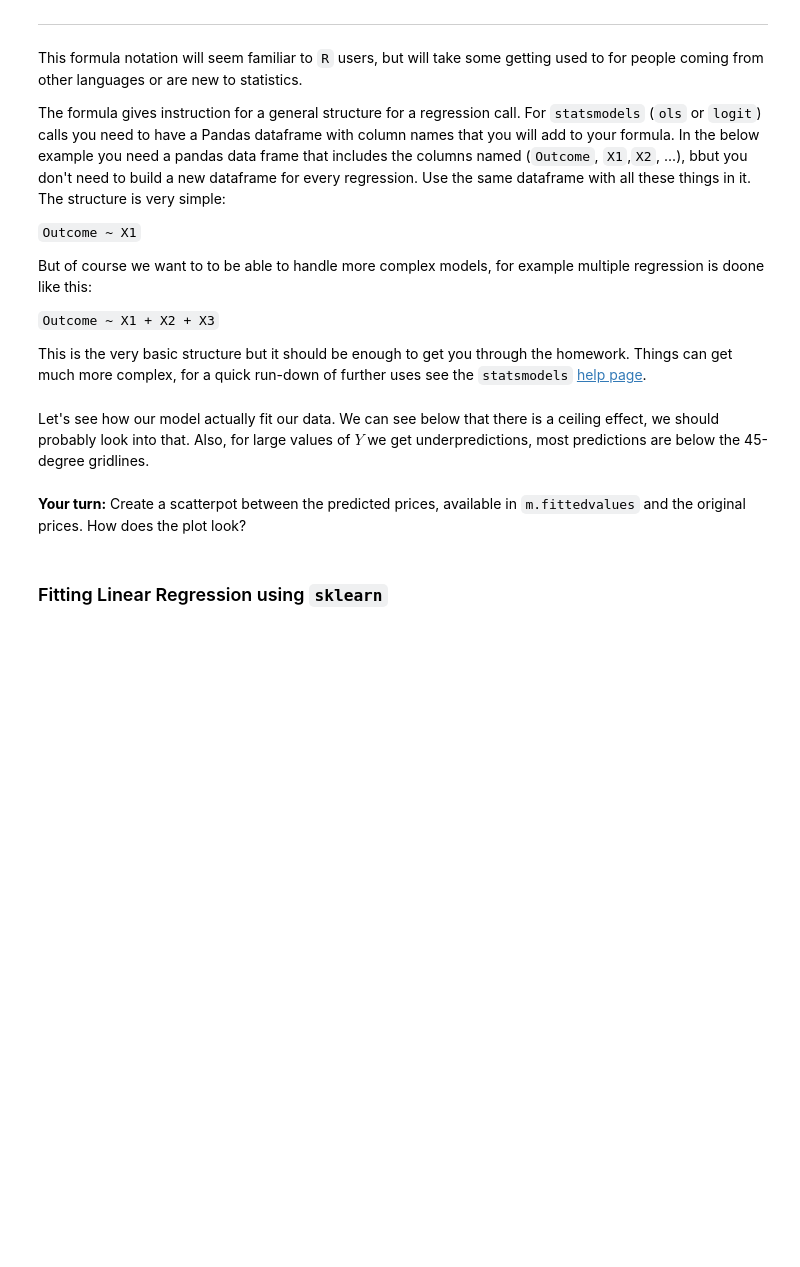
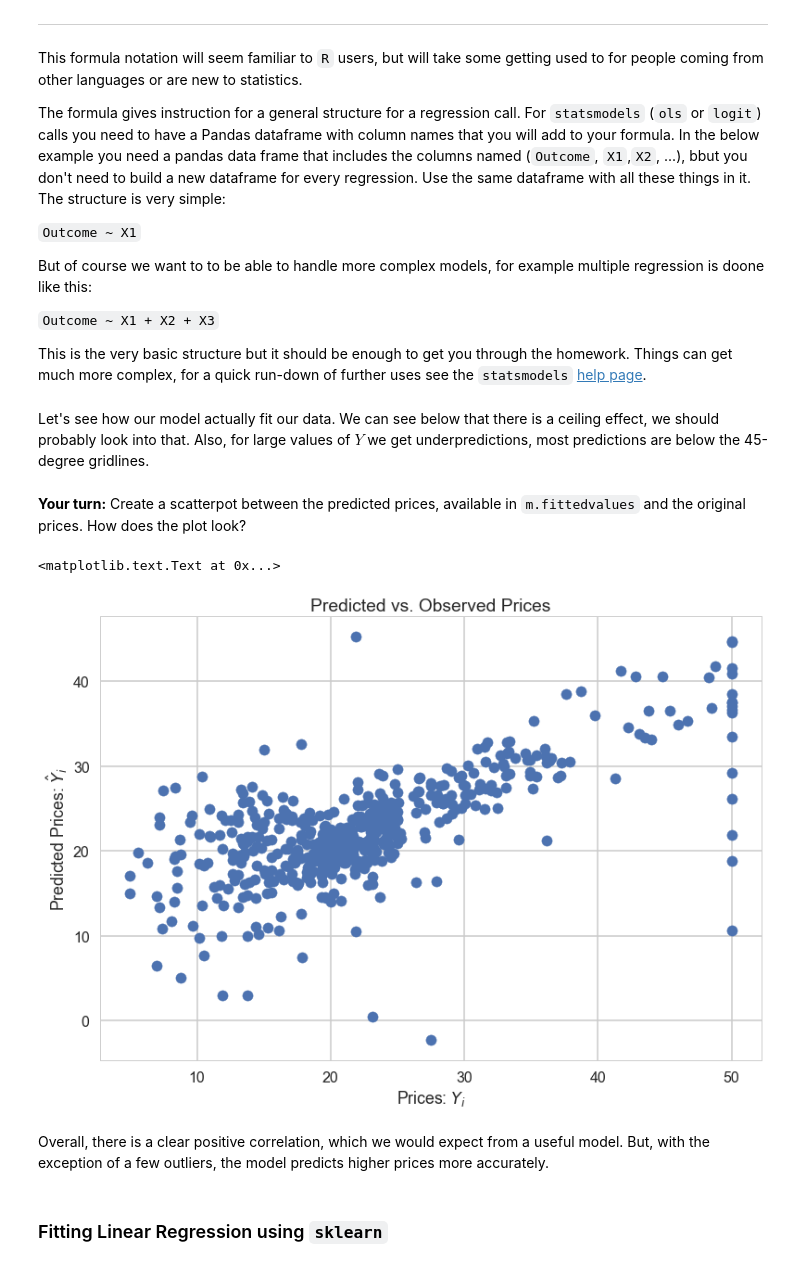
Before and after one commit to AOlden/sb-projects, a Jupyter notebook: linear regression/Mini_Project_Linear_Regression.ipynb, the cells around one changed output. Cells and saved outputs as stored; diff of their text form; code cells hidden in the pictures; blank space fills up the shorter version.

```diff
--- a/linear regression/Mini_Project_Linear_Regression.ipynb
+++ b/linear regression/Mini_Project_Linear_Regression.ipynb
@@ -389,3 +409,14 @@ Let's see how our model actually fit our data. We can see below that there is a
+# %%
+# your turn
+plt.scatter(bos.PRICE, m.fittedvalues)
+plt.title('Predicted vs. Observed Prices')
+plt.xlabel('Prices: $Y_i$')
+plt.ylabel('Predicted Prices: $\hat{Y}_i$')
+# %% [output]
+<matplotlib.text.Text at 0x...>
+[figure, added]
+# %% [markdown]
+Overall, there is a clear positive correlation, which we would expect from a useful model. But, with the exception of a few outliers, the model predicts higher prices more accurately.
 # %% [markdown]
 ### Fitting Linear Regression using `sklearn`
 # %%
```
Also changed, not shown: parts of 41 cells of this notebook.
